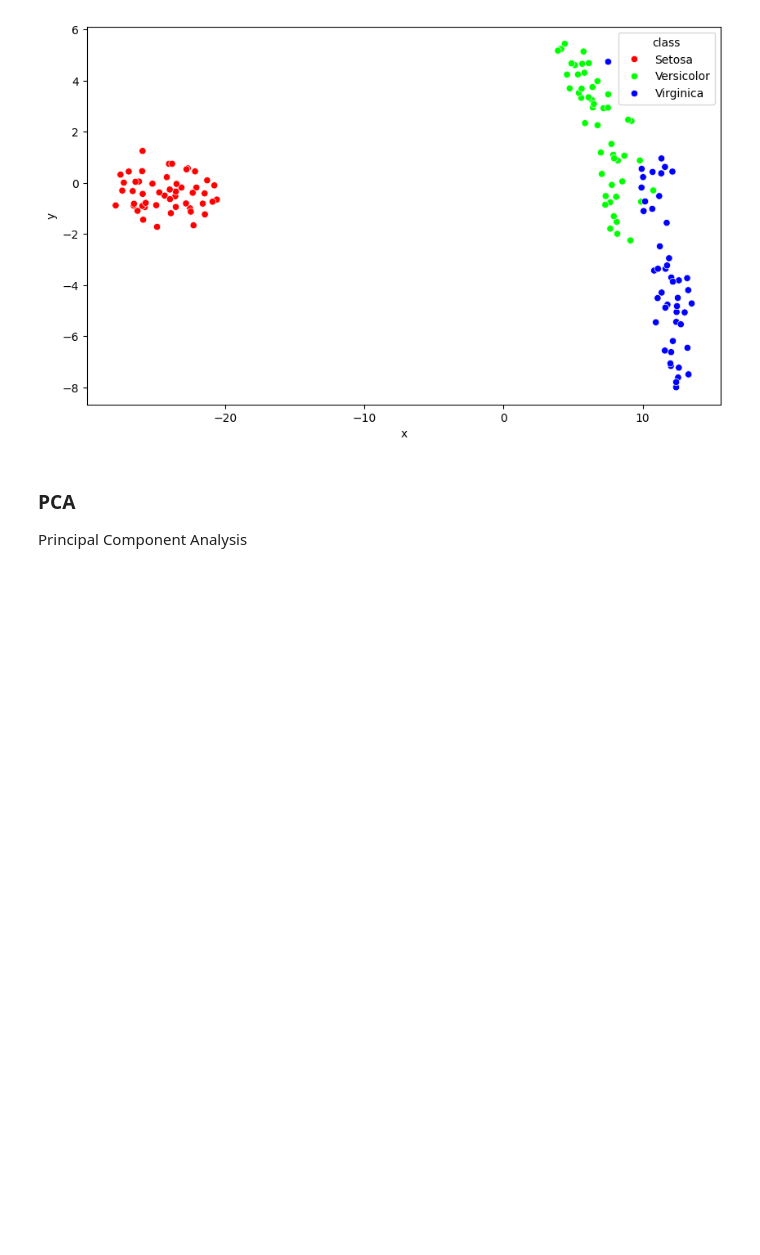
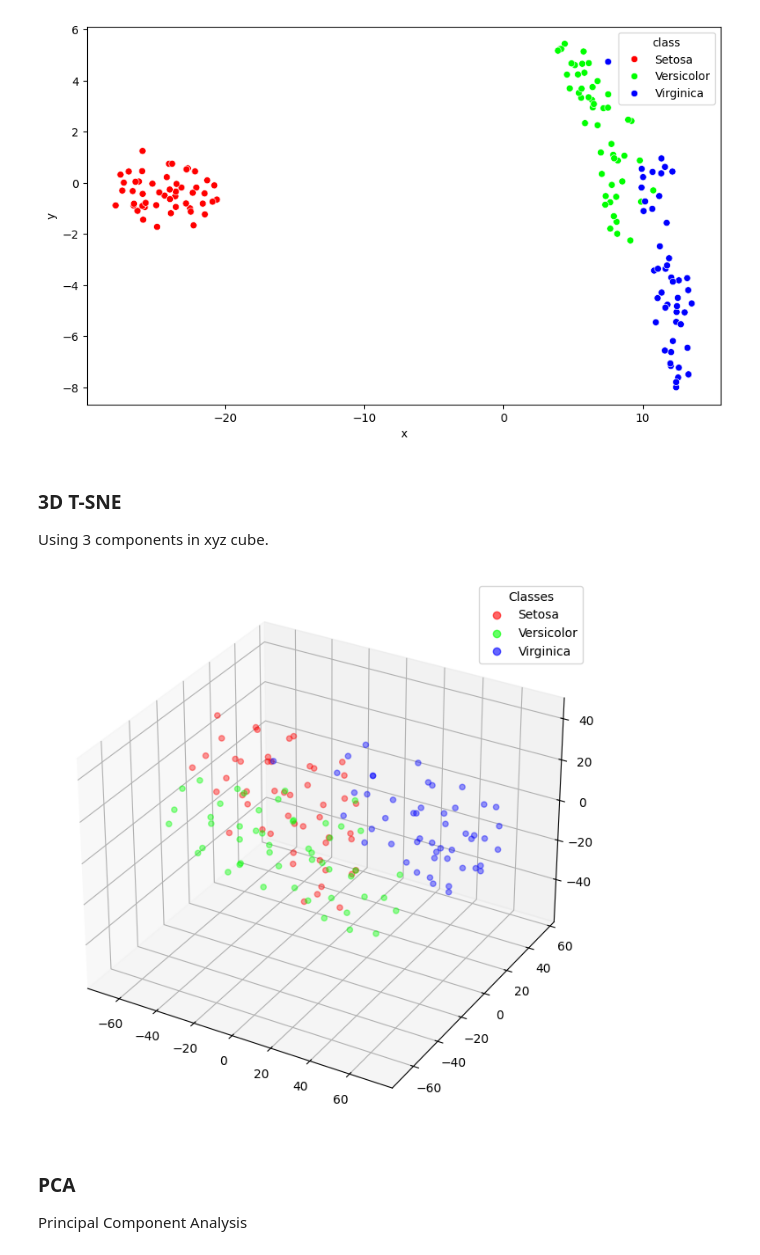
Before and after one commit to AvaAvarai/DataAnalysisNotebook, a Jupyter notebook: notebook.ipynb, the cells around one changed output. Cells and saved outputs as stored; diff of their text form; code cells hidden in the pictures; blank space fills up the shorter version.

Commit message:
3D TSNE

```diff
--- a/notebook.ipynb
+++ b/notebook.ipynb
@@ -194,6 +195,43 @@ sns.scatterplot(x='x', y='y', hue='class', data=df_2d, palette=cmap)
 # %% [output]
 <Axes: xlabel='x', ylabel='y'>
 [figure]
+# %% [markdown]
+### 3D T-SNE
+
+Using 3 components in xyz cube.
+# %%
+# Create a TSNE object
+tsne = TSNE(n_components=3, random_state=0)
+
+# Fit and transform the data
+X_3d = tsne.fit_transform(df[columns])
+
+# Create a DataFrame with the 3D data
+df_3d = pd.DataFrame(X_3d, columns=['x', 'y', 'z'])
+
+# Add the 'class' column to the DataFrame
+df_3d['class'] = df['class']
+
+# Create a ListedColormap from the seaborn color palette
+cmap_listed = ListedColormap(sns.color_palette(cmap))
+
+# Set the figure size
+plt.figure(figsize=fsize)
+
+# Create a 3D scatter plot of the 3D data
+ax = plt.axes(projection='3d')
+scatter = ax.scatter3D(df_3d['x'], df_3d['y'], df_3d['z'],
+                       c=df_3d['class'].map({name: i for i, name in enumerate(class_names)}),
+                       cmap=cmap_listed, alpha=a)
+
+# Add a legend
+handles, labels = scatter.legend_elements(prop="colors", alpha=0.6)
+ax.legend(handles, class_names, title="Classes")
+
+# Show the plot
+plt.show()
+# %% [output]
+[figure, added]
 # %% [markdown]
 ### PCA
 
```
Also changed, not shown: parts of 1 cell of this notebook, 1 other file.
